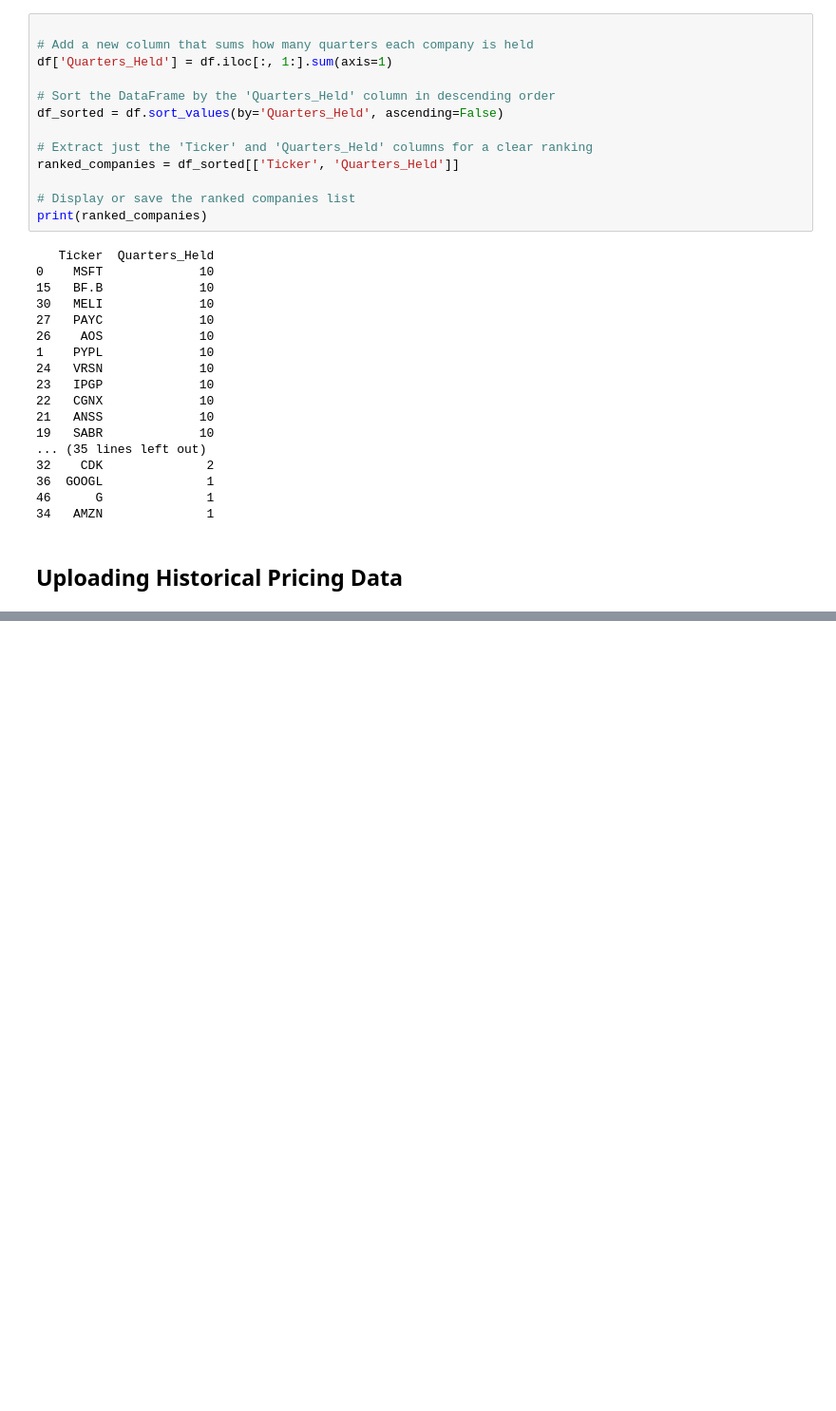
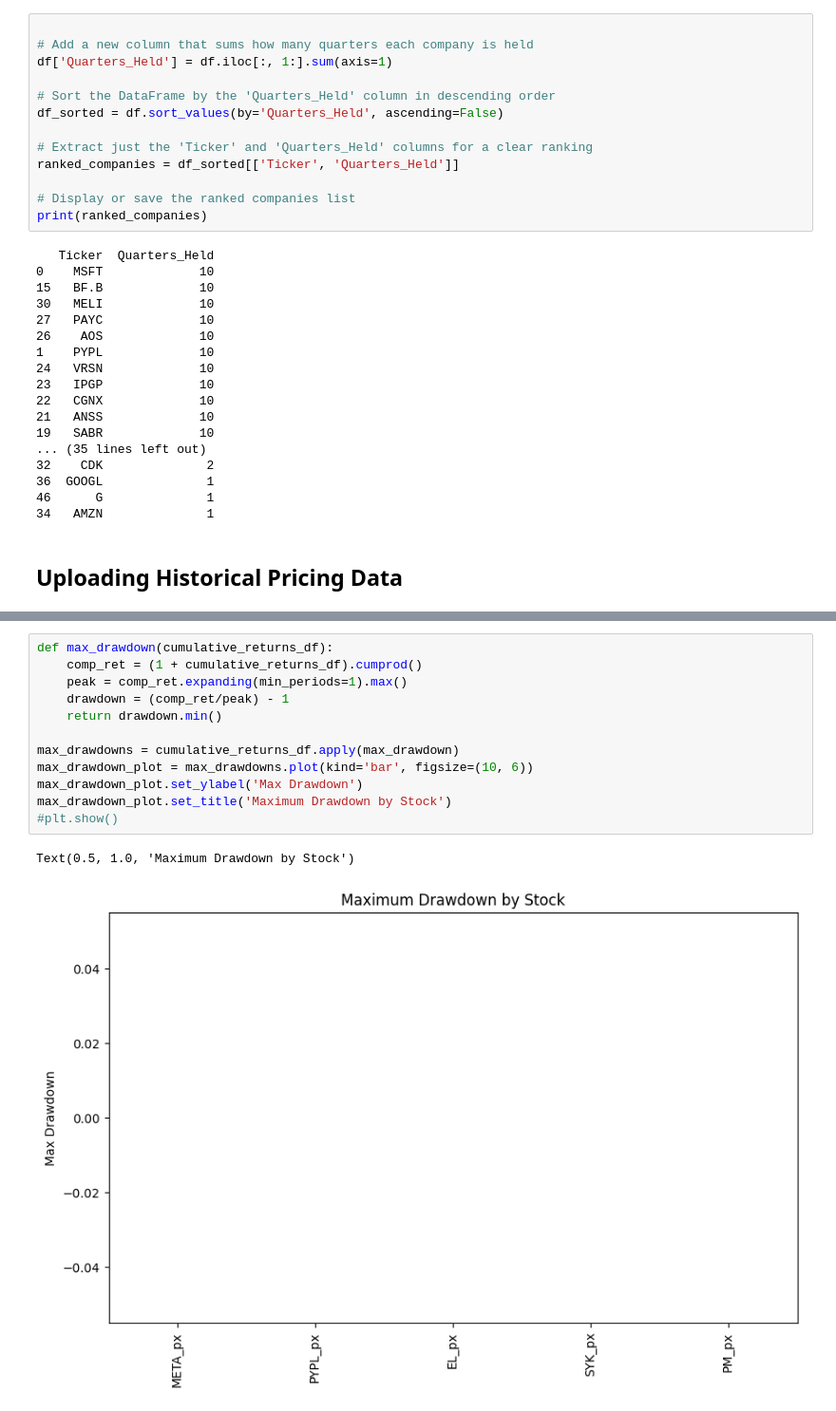
Before and after one commit to aloukrezis01/capital-markets, a Jupyter notebook: Concentrated Long Only Fund Analysis.ipynb, the cells around one changed output, grey strips where cells are left out. Shown at 95% size. Saved outputs shown, nothing was run; the diff lists cells and outputs as text; blank space fills up the shorter version.

```diff
--- a/Concentrated Long Only Fund Analysis.ipynb
+++ b/Concentrated Long Only Fund Analysis.ipynb
@@ -226,0 +390,15 @@ FileNotFoundError: [Errno 2] No such file or directory: 'Historical_Data_Prices_
+# %%
+def max_drawdown(cumulative_returns_df):
+    comp_ret = (1 + cumulative_returns_df).cumprod()
+    peak = comp_ret.expanding(min_periods=1).max()
+    drawdown = (comp_ret/peak) - 1
+    return drawdown.min()
+
+max_drawdowns = cumulative_returns_df.apply(max_drawdown)
+max_drawdown_plot = max_drawdowns.plot(kind='bar', figsize=(10, 6))
+max_drawdown_plot.set_ylabel('Max Drawdown')
+max_drawdown_plot.set_title('Maximum Drawdown by Stock')
+#plt.show()
+# %% [output]
+Text(0.5, 1.0, 'Maximum Drawdown by Stock')
+[figure, added]
```
Also changed, not shown: parts of 16 cells of this notebook.
